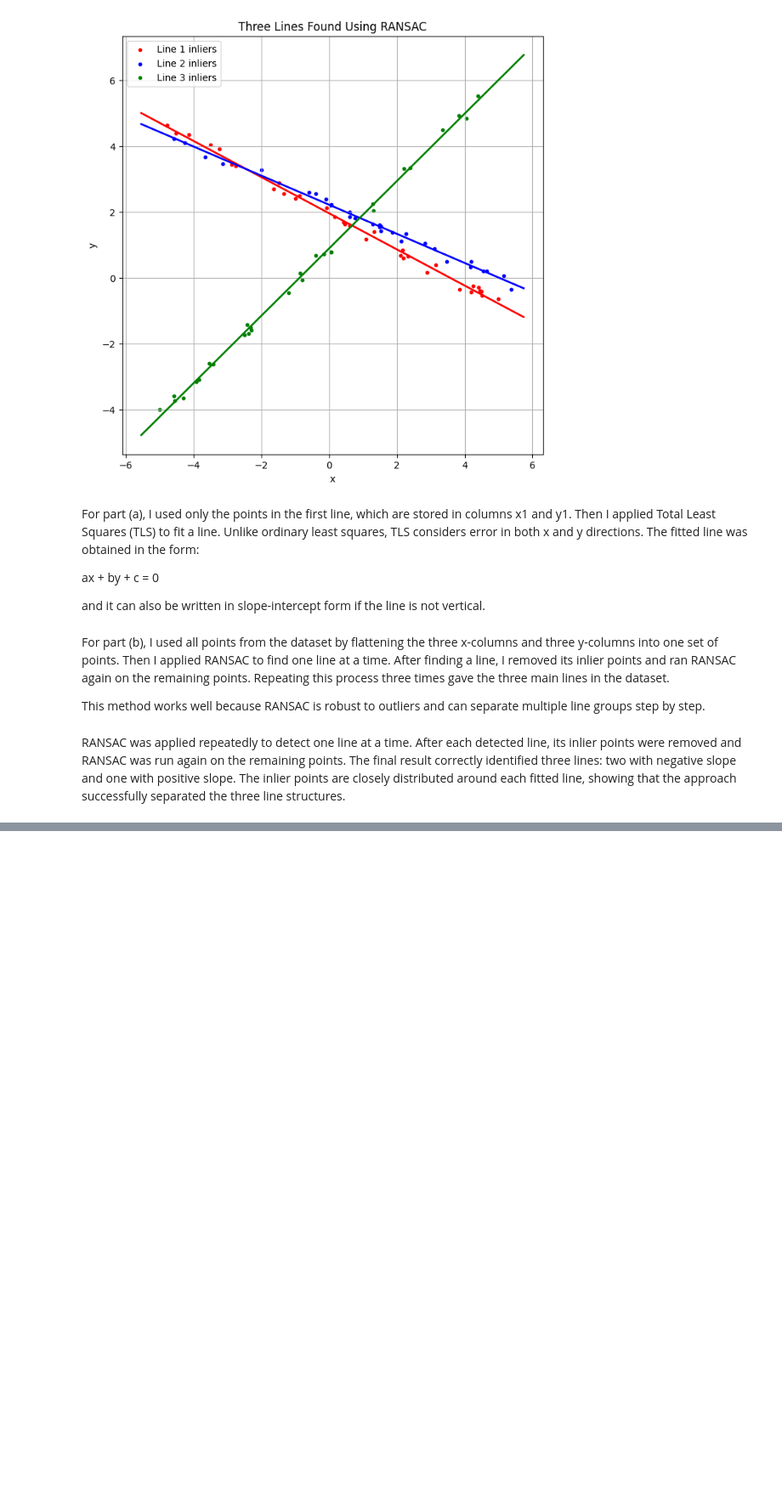
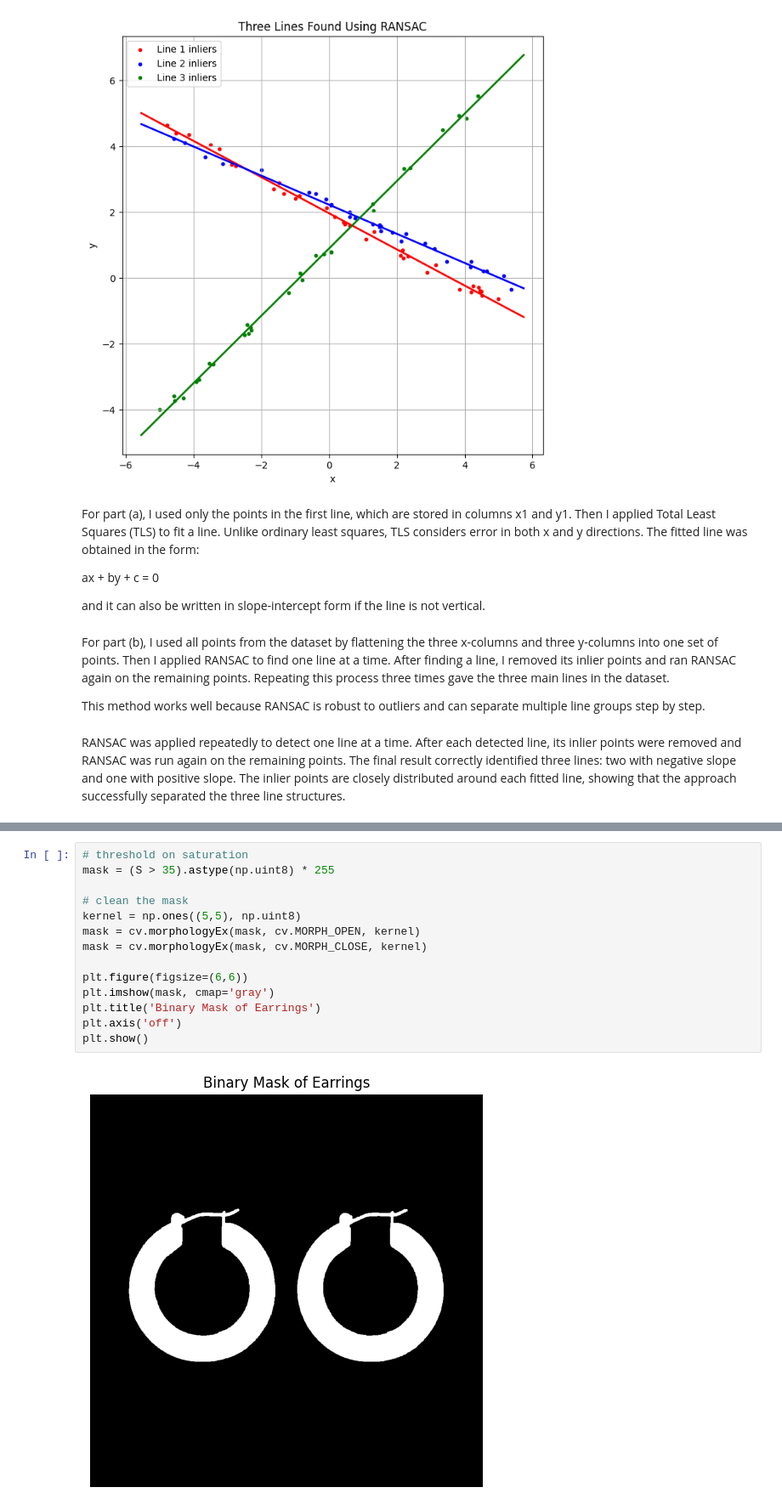
Before and after one commit to nishanc/Computer-Vision-A2, a Jupyter notebook: Assignment 2 on Fitting and Alignment.ipynb, the cells around one changed output, grey strips where cells are left out. Shown at 85% size. Saved outputs shown, nothing was run; the diff lists cells and outputs as text; blank space fills up the shorter version.

```diff
--- a/Assignment 2 on Fitting and Alignment.ipynb
+++ b/Assignment 2 on Fitting and Alignment.ipynb
@@ -247,0 +288,16 @@ RANSAC was applied repeatedly to detect one line at a time. After each detected
+# %%
+# threshold on saturation
+mask = (S > 35).astype(np.uint8) * 255
+
+# clean the mask
+kernel = np.ones((5,5), np.uint8)
+mask = cv.morphologyEx(mask, cv.MORPH_OPEN, kernel)
+mask = cv.morphologyEx(mask, cv.MORPH_CLOSE, kernel)
+
+plt.figure(figsize=(6,6))
+plt.imshow(mask, cmap='gray')
+plt.title('Binary Mask of Earrings')
+plt.axis('off')
+plt.show()
+# %% [output]
+[figure, added]
```
Also changed, not shown: parts of 12 cells of this notebook.
